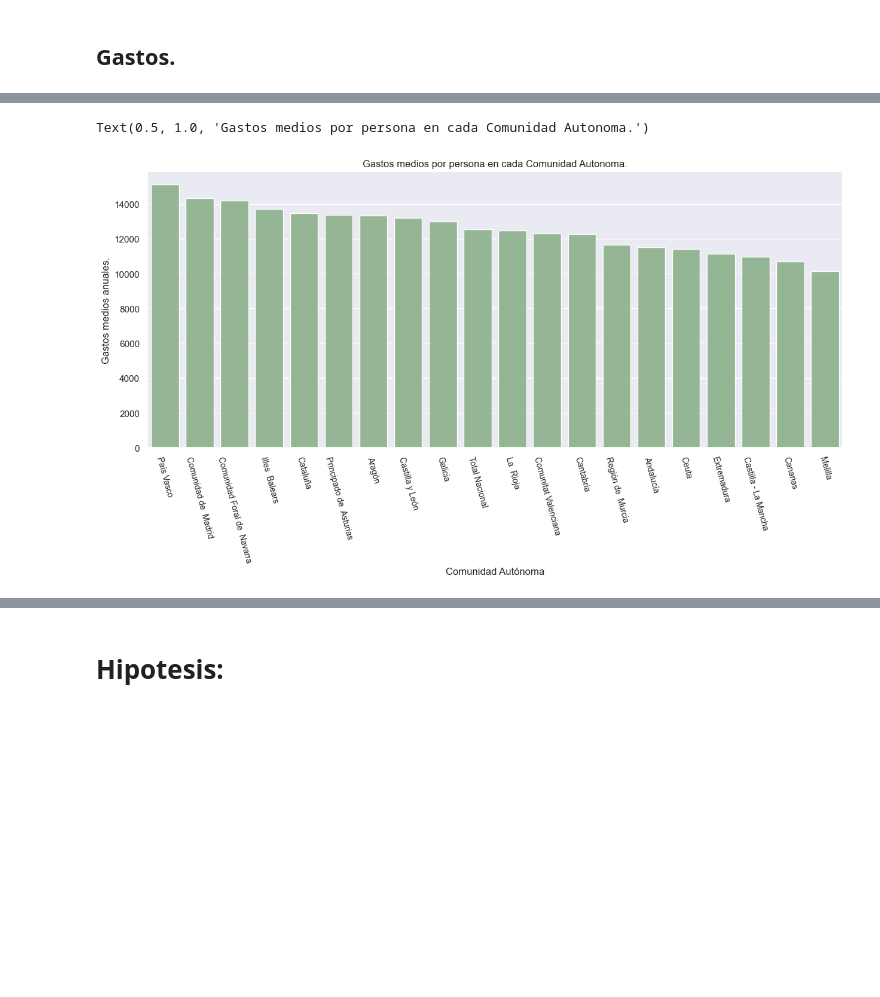
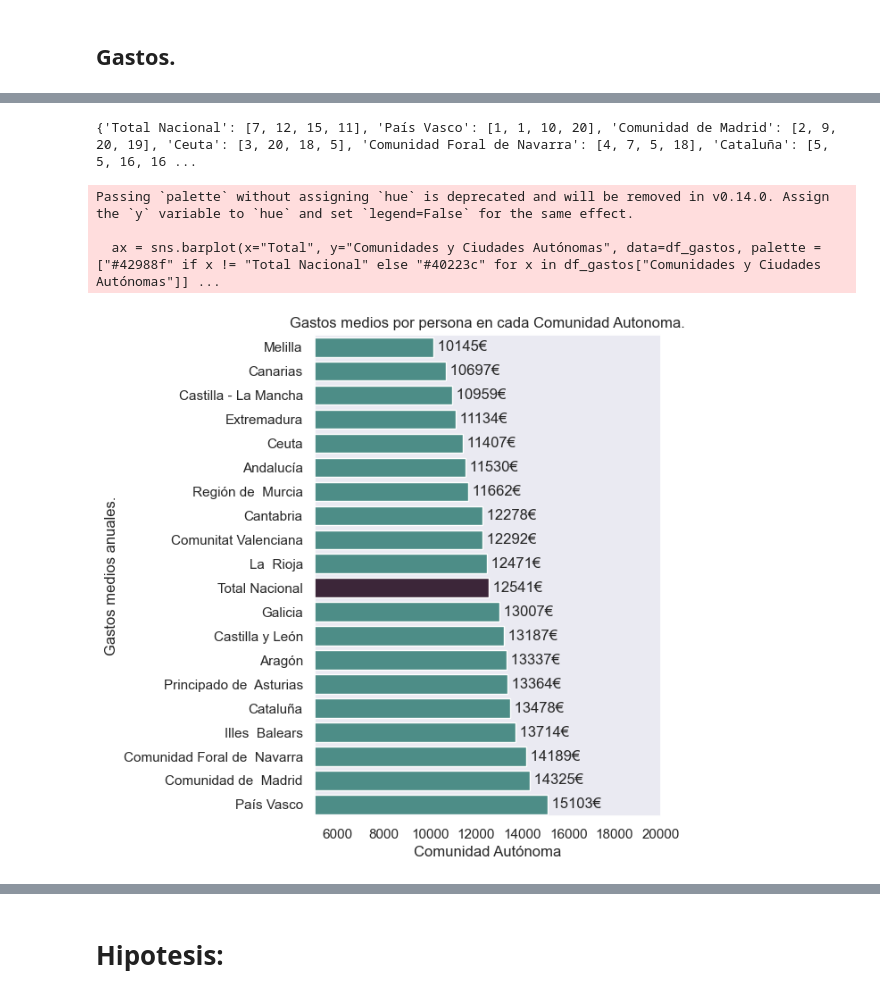
Before and after one commit to diego-dng/EDA_calidad_vida_CCAA, a Jupyter notebook: memoria_EDA.ipynb, the cells around one changed output, grey strips where cells are left out. Drawn from its saved outputs; the diff is of its cells as text; code cells hidden in the pictures; blank space fills up the shorter version.

```diff
--- a/memoria_EDA.ipynb
+++ b/memoria_EDA.ipynb
@@ -168,7 +194,7 @@ df_ipv["Comunidades y Ciudades Autónomas"] = df_ipv["Comunidades y Ciudades Aut
 df_ipv["Total"] = df_ipv["Total"].str.replace(',', '.')
 df_ipv["Comunidades y Ciudades Autónomas"] = df_ipv["Comunidades y Ciudades Autónomas"].str.strip()
 
-df_ipv = df_ipv.sort_values(by="Total", ascending=False)
+df_ipv = df_ipv.sort_values(by="Total", ascending=True)
 df_ipv["Total"] = pd.to_numeric(df_ipv["Total"], errors='coerce')
 
 guardar_puntuacion(df_ipv)
@@ -198,7 +223,0 @@ print(comunidades_autonomas)
-# %%
-sns.set(rc={"figure.figsize": (15, 6)})
-sns.barplot(x="Comunidades y Ciudades Autónomas", y="Total", data=df_ipv, color = "darkseagreen", saturation = 0.75)
-plt.xticks(rotation=-75, fontsize=10);
-plt.xlabel("Comunidad Autónoma")
-plt.ylabel("Valor IPV")
-plt.title("Indice del Precio de la Vivienda por Comunidad Autonoma.")
@@ -207,0 +224,15 @@ Text(0.5, 1.0, 'Indice del Precio de la Vivienda por Comunidad Autonoma.')
+# %%
+sns.set(rc={"figure.figsize": (5, 7)})
+ax = sns.barplot(x="Total", y="Comunidades y Ciudades Autónomas", data=df_ipv, palette = ["#42988f" if x != "Total Nacional" else "#40223c" for x in df_ipv["Comunidades y Ciudades Autónomas"]])
+
+ax.xaxis.grid(False)
+ax.yaxis.grid(False)
+
+plt.xlabel("Valor IPV")
+plt.ylabel("Comunidad Autónoma")
+plt.title("Indice del Precio de la Vivienda por Comunidad Autonoma.")
+plt.xlim(75, 200)
+
+for bar in ax.patches:
+    width = bar.get_width()
+    plt.text(width, bar.get_y() + bar.get_height() / 2, " " + f'{int(width)}', ha='left', va='center')
@@ -236,7 +272,7 @@ df_gastos["Total"] = df_gastos["Total"].str.replace(',', '.')
 
 df_gastos["Total"] = pd.to_numeric(df_gastos["Total"], errors='coerce')
 
-df_gastos = df_gastos.sort_values(by="Total", ascending=False)
+df_gastos = df_gastos.sort_values(by="Total", ascending=True)
 guardar_puntuacion(df_gastos)
 df_gastos
 # %% [output]
@@ -260,13 +296,27 @@ df_gastos
+# %%
+print(comunidades_autonomas)
+# %% [output]
+{'Total Nacional': [7, 12, 15, 11], 'País Vasco': [1, 1, 10, 20], 'Comunidad de Madrid': [2, 9, 20, 19], 'Ceuta': [3, 20, 18, 5], 'Comunidad Foral de Navarra': [4, 7, 5, 18], 'Cataluña': [5, 5, 16, 16 ...
 # %%
-sns.set(rc={"figure.figsize": (15, 6)})
-sns.barplot( x="Comunidades y Ciudades Autónomas", y="Total", data=df_gastos, color = "darkseagreen", saturation = 0.75)
-plt.xticks(rotation=-75, fontsize=10);
+sns.set(rc={"figure.figsize": (5, 7)})
+ax = sns.barplot(x="Total", y="Comunidades y Ciudades Autónomas", data=df_gastos, palette = ["#42988f" if x != "Total Nacional" else "#40223c" for x in df_gastos["Comunidades y Ciudades Autónomas"]])
+
+ax.xaxis.grid(False)
+ax.yaxis.grid(False)
+
 plt.xlabel("Comunidad Autónoma")
 plt.ylabel("Gastos medios anuales.")
 plt.title("Gastos medios por persona en cada Comunidad Autonoma.")
+plt.xlim(5000, 20000)
+
+for bar in ax.patches:
+    width = bar.get_width()
+    plt.text(width, bar.get_y() + bar.get_height() / 2, " " + f"{int(width)}" + "€", ha='left', va='center')
 # %% [output]
-Text(0.5, 1.0, 'Gastos medios por persona en cada Comunidad Autonoma.')
+Passing `palette` without assigning `hue` is deprecated and will be removed in v0.14.0. Assign the `y` variable to `hue` and set `legend=False` for the same effect.
+
+  ax = sns.barplot(x="Total", y="Comunidades y Ciudades Autónomas", data=df_gastos, palette = ["#42988f" if x != "Total Nacional" else "#40223c" for x in df_gastos["Comunidades y Ciudades Autónomas"]] ...
-[figure, old version]
+[figure, new version]
 # %%
 print(comunidades_autonomas)
 # %% [output]
```
Also changed, not shown: parts of 20 cells of this notebook.
